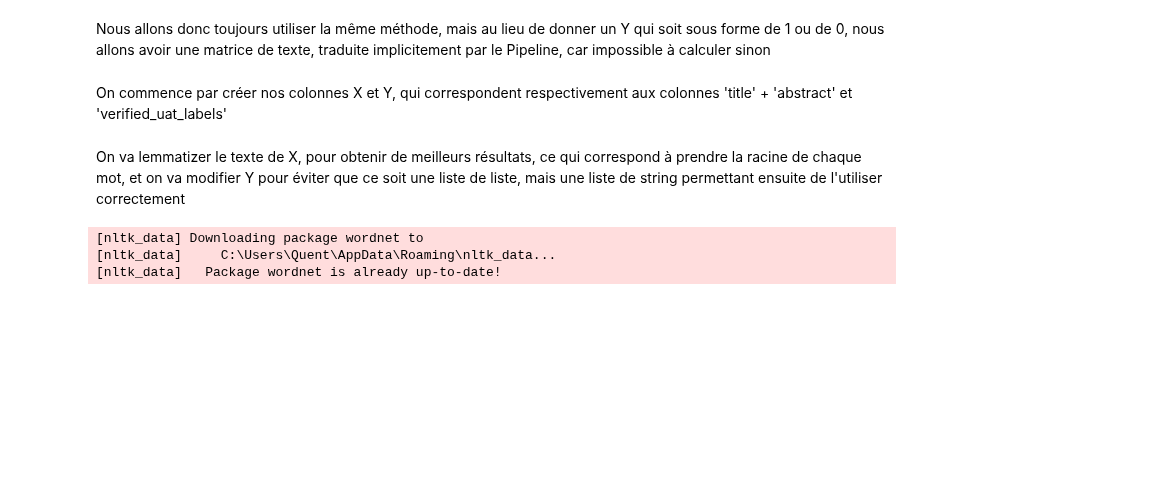
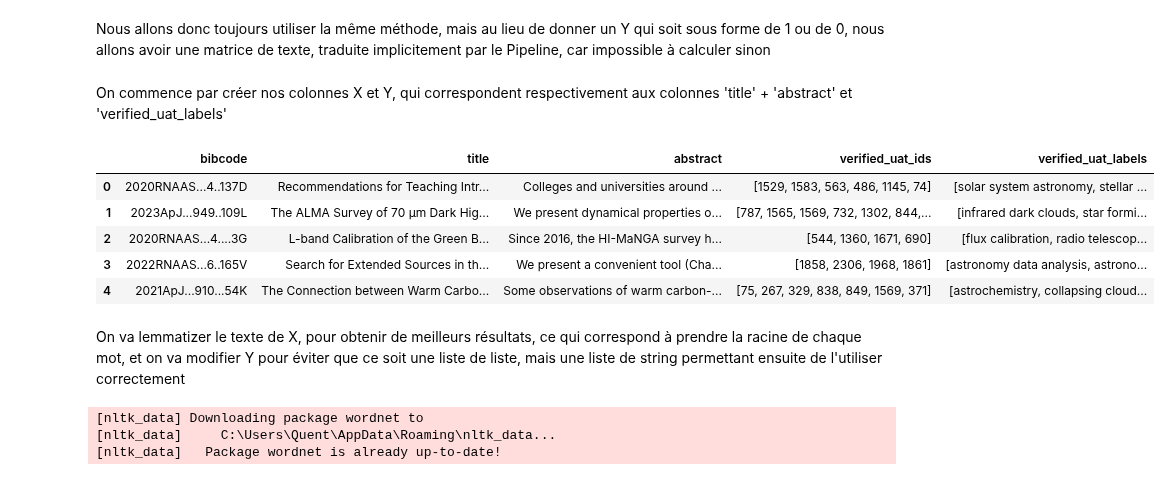
Before and after one commit to quentgauth/Projet, a Jupyter notebook: Pipeline implementation.ipynb, the cells around one changed output. Cells and saved outputs as stored; diff of their text form; code cells hidden in the pictures; blank space fills up the shorter version.

```diff
--- a/Pipeline implementation.ipynb
+++ b/Pipeline implementation.ipynb
@@ -9,29 +9,29 @@ On commence par créer nos colonnes X et Y, qui correspondent respectivement aux
 # %%
 import numpy as np
 import pandas as pd
 
 from sklearn.datasets import fetch_20newsgroups
 from sklearn.feature_extraction.text import CountVectorizer, TfidfTransformer
 from sklearn.linear_model import SGDClassifier
 from sklearn.metrics import classification_report, f1_score, accuracy_score, precision_score, recall_score
 from sklearn.model_selection import train_test_split
 from sklearn.pipeline import Pipeline
 from sklearn.preprocessing import FunctionTransformer
 from sklearn.semi_supervised import LabelSpreading, SelfTrainingClassifier
 
 from nltk.stem import WordNetLemmatizer
 import nltk
 
-
 # Loading dataset containing first five categories
 data = pd.read_parquet('val-00000-of-00001-66ce8665444026dc.parquet')
 
 # On supprime les lignes contenant des valeurs nulles
 data = data.dropna()
-
-# Preprocessing
-# Extracting title and abstract from the dataset
-X = data['title'] + data['abstract']
-
-# Extracting labels from the dataset (target)
-Y_list = data['verified_uat_labels']
+data.head()
+# %% [output]
+|  | bibcode | title | abstract | verified_uat_ids | verified_uat_labels |
+| 0 | 2020RNAAS...4..137D | Recommendations for Teaching Intr... | Colleges and universities around ... | [1529, 1583, 563, 486, 1145, 74] | [solar system astronomy, stellar ... |
+| 1 | 2023ApJ...949..109L | The ALMA Survey of 70 μm Dark Hig... | We present dynamical properties o... | [787, 1565, 1569, 732, 1302, 844,... | [infrared dark clouds, star formi... |
+| 2 | 2020RNAAS...4....3G | L-band Calibration of the Green B... | Since 2016, the HI-MaNGA survey h... | [544, 1360, 1671, 690] | [flux calibration, radio telescop... |
+| 3 | 2022RNAAS...6..165V | Search for Extended Sources in th... | We present a convenient tool (Cha... | [1858, 2306, 1968, 1861] | [astronomy data analysis, astrono... |
+| 4 | 2021ApJ...910...54K | The Connection between Warm Carbo... | Some observations of warm carbon-... | [75, 267, 329, 838, 849, 1569, 371] | [astrochemistry, collapsing cloud... |
```
Also changed, not shown: parts of 6 cells of this notebook, 3 other files.
